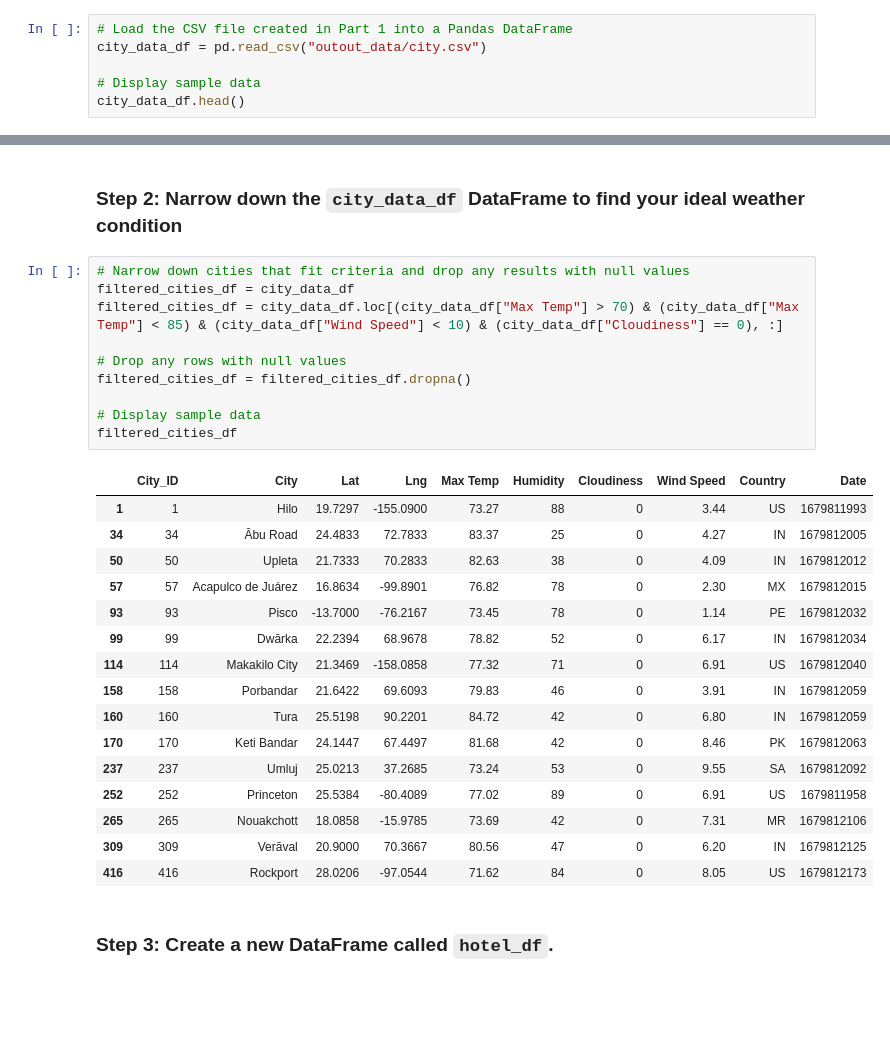
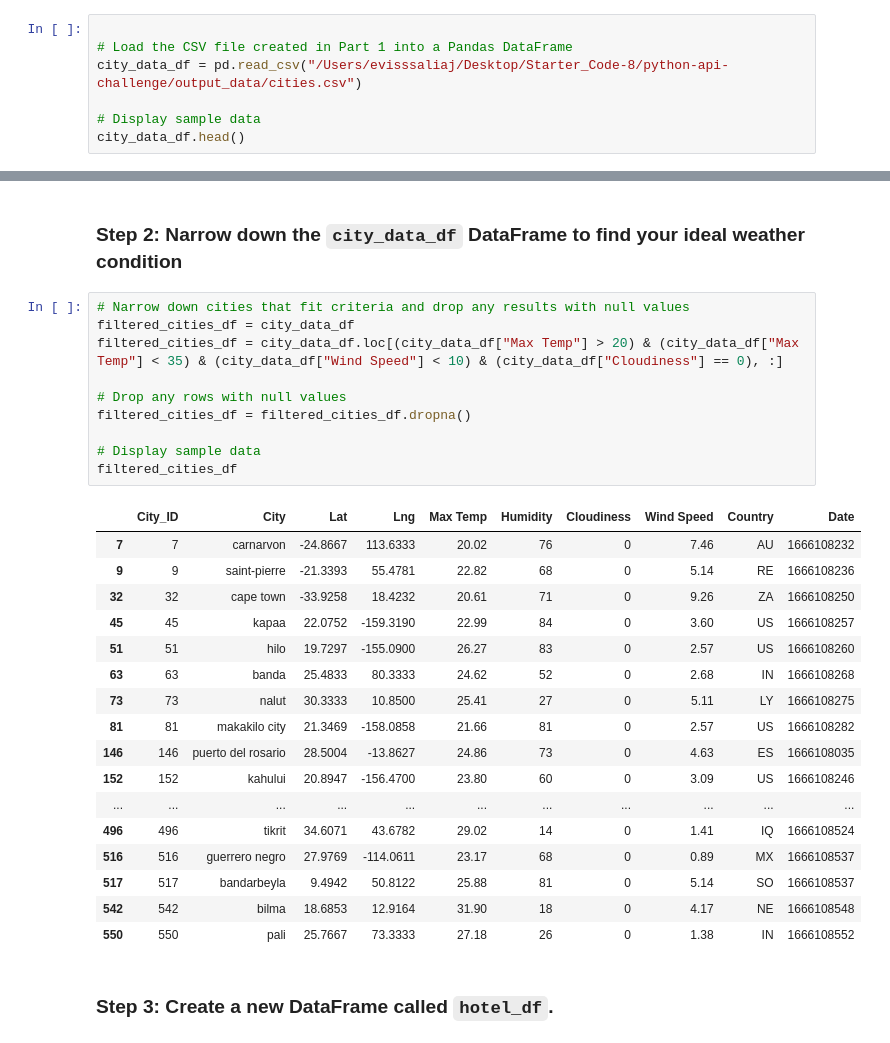
Before and after one commit to Evis-S/python-api-challenge, a Jupyter notebook: starter_code/VacationPy.ipynb, the cells around one changed output, grey strips where cells are left out. Drawn from its saved outputs; the diff is of its cells as text; blank space fills up the shorter version.

```diff
--- a/starter_code/VacationPy.ipynb
+++ b/starter_code/VacationPy.ipynb
@@ -17,8 +17,9 @@ from api_keys import geoapify_key
 [interactive output not drawn]
 [interactive output not drawn]
 # %%
+
 # Load the CSV file created in Part 1 into a Pandas DataFrame
-city_data_df = pd.read_csv("outout_data/city.csv")
+city_data_df = pd.read_csv("/Users/evisssaliaj/Desktop/Starter_Code-8/python-api-challenge/output_data/cities.csv")
 
 # Display sample data
 city_data_df.head()
@@ -59,30 +79,31 @@ map_plot
 # %%
 # Narrow down cities that fit criteria and drop any results with null values
 filtered_cities_df = city_data_df
-filtered_cities_df = city_data_df.loc[(city_data_df["Max Temp"] > 70) & (city_data_df["Max Temp"] < 85) & (city_data_df["Wind Speed"] < 10) & (city_data_df["Cloudiness"] == 0), :]
+filtered_cities_df = city_data_df.loc[(city_data_df["Max Temp"] > 20) & (city_data_df["Max Temp"] < 35) & (city_data_df["Wind Speed"] < 10) & (city_data_df["Cloudiness"] == 0), :]
 
 # Drop any rows with null values
 filtered_cities_df = filtered_cities_df.dropna()
 
 # Display sample data
 filtered_cities_df
 # %% [output]
 |  | City_ID | City | Lat | Lng | Max Temp | Humidity | Cloudiness | Wind Speed | Country | Date |
-| 1 | 1 | Hilo | 19.7297 | -155.0900 | 73.27 | 88 | 0 | 3.44 | US | 1679811993 |
-| 34 | 34 | Ābu Road | 24.4833 | 72.7833 | 83.37 | 25 | 0 | 4.27 | IN | 1679812005 |
-| 50 | 50 | Upleta | 21.7333 | 70.2833 | 82.63 | 38 | 0 | 4.09 | IN | 1679812012 |
-| 57 | 57 | Acapulco de Juárez | 16.8634 | -99.8901 | 76.82 | 78 | 0 | 2.30 | MX | 1679812015 |
-| 93 | 93 | Pisco | -13.7000 | -76.2167 | 73.45 | 78 | 0 | 1.14 | PE | 1679812032 |
-| 99 | 99 | Dwārka | 22.2394 | 68.9678 | 78.82 | 52 | 0 | 6.17 | IN | 1679812034 |
-| 114 | 114 | Makakilo City | 21.3469 | -158.0858 | 77.32 | 71 | 0 | 6.91 | US | 1679812040 |
-| 158 | 158 | Porbandar | 21.6422 | 69.6093 | 79.83 | 46 | 0 | 3.91 | IN | 1679812059 |
-| 160 | 160 | Tura | 25.5198 | 90.2201 | 84.72 | 42 | 0 | 6.80 | IN | 1679812059 |
-| 170 | 170 | Keti Bandar | 24.1447 | 67.4497 | 81.68 | 42 | 0 | 8.46 | PK | 1679812063 |
-| 237 | 237 | Umluj | 25.0213 | 37.2685 | 73.24 | 53 | 0 | 9.55 | SA | 1679812092 |
-| 252 | 252 | Princeton | 25.5384 | -80.4089 | 77.02 | 89 | 0 | 6.91 | US | 1679811958 |
-| 265 | 265 | Nouakchott | 18.0858 | -15.9785 | 73.69 | 42 | 0 | 7.31 | MR | 1679812106 |
-| 309 | 309 | Verāval | 20.9000 | 70.3667 | 80.56 | 47 | 0 | 6.20 | IN | 1679812125 |
-| 416 | 416 | Rockport | 28.0206 | -97.0544 | 71.62 | 84 | 0 | 8.05 | US | 1679812173 |
+| 7 | 7 | carnarvon | -24.8667 | 113.6333 | 20.02 | 76 | 0 | 7.46 | AU | 1666108232 |
+| 9 | 9 | saint-pierre | -21.3393 | 55.4781 | 22.82 | 68 | 0 | 5.14 | RE | 1666108236 |
+| 32 | 32 | cape town | -33.9258 | 18.4232 | 20.61 | 71 | 0 | 9.26 | ZA | 1666108250 |
+| 45 | 45 | kapaa | 22.0752 | -159.3190 | 22.99 | 84 | 0 | 3.60 | US | 1666108257 |
+| 51 | 51 | hilo | 19.7297 | -155.0900 | 26.27 | 83 | 0 | 2.57 | US | 1666108260 |
+| 63 | 63 | banda | 25.4833 | 80.3333 | 24.62 | 52 | 0 | 2.68 | IN | 1666108268 |
+| 73 | 73 | nalut | 30.3333 | 10.8500 | 25.41 | 27 | 0 | 5.11 | LY | 1666108275 |
+| 81 | 81 | makakilo city | 21.3469 | -158.0858 | 21.66 | 81 | 0 | 2.57 | US | 1666108282 |
+| 146 | 146 | puerto del rosario | 28.5004 | -13.8627 | 24.86 | 73 | 0 | 4.63 | ES | 1666108035 |
+| 152 | 152 | kahului | 20.8947 | -156.4700 | 23.80 | 60 | 0 | 3.09 | US | 1666108246 |
+| ... | ... | ... | ... | ... | ... | ... | ... | ... | ... | ... |
+| 496 | 496 | tikrit | 34.6071 | 43.6782 | 29.02 | 14 | 0 | 1.41 | IQ | 1666108524 |
+| 516 | 516 | guerrero negro | 27.9769 | -114.0611 | 23.17 | 68 | 0 | 0.89 | MX | 1666108537 |
+| 517 | 517 | bandarbeyla | 9.4942 | 50.8122 | 25.88 | 81 | 0 | 5.14 | SO | 1666108537 |
+| 542 | 542 | bilma | 18.6853 | 12.9164 | 31.90 | 18 | 0 | 4.17 | NE | 1666108548 |
+| 550 | 550 | pali | 25.7667 | 73.3333 | 27.18 | 26 | 0 | 1.38 | IN | 1666108552 |
 # %% [markdown]
 ### Step 3: Create a new DataFrame called `hotel_df`.
 # %%
```
Also changed, not shown: parts of 5 cells of this notebook.
